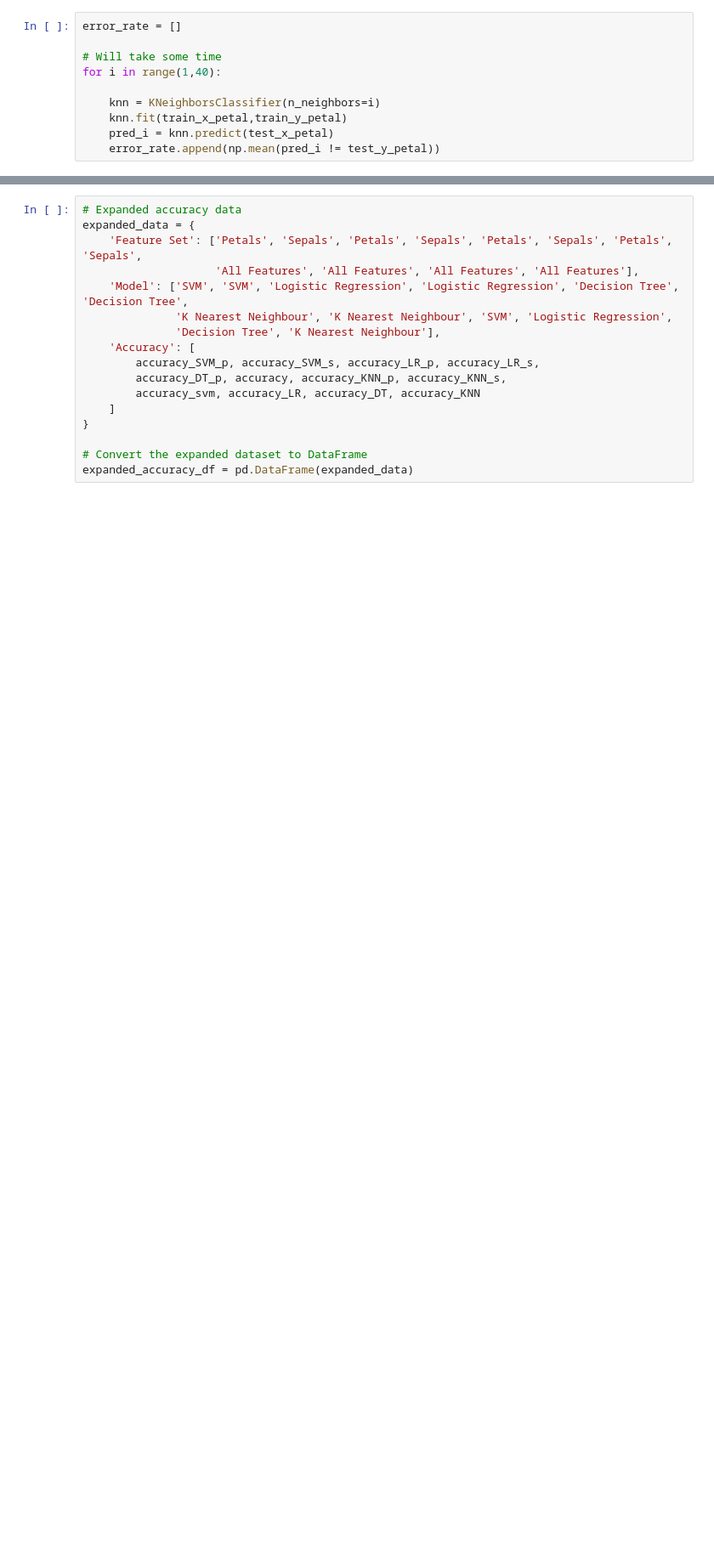
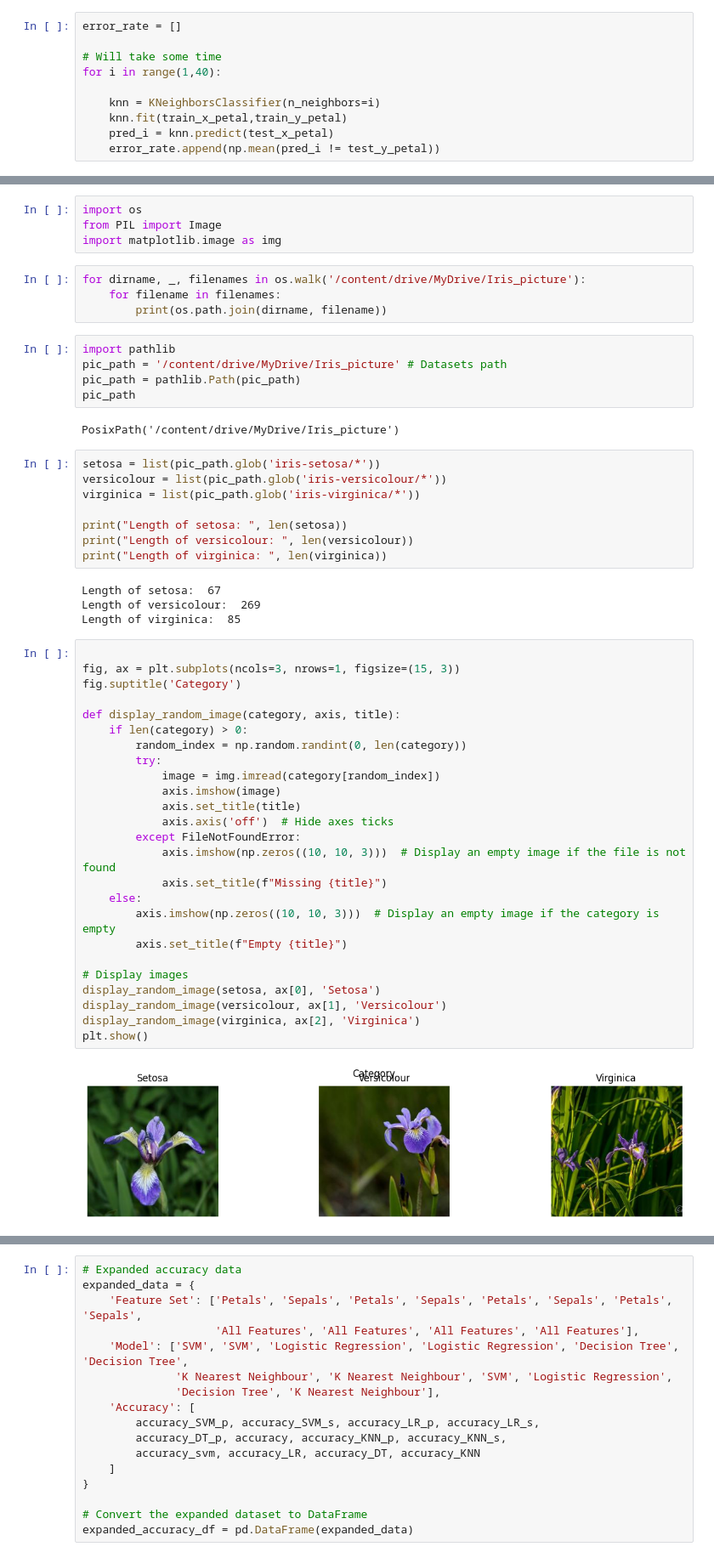
Before and after one commit to Enkhamgalan1230/CO559-ML-DL-Group-project, a Jupyter notebook: GroupProject_CO559.ipynb, the cells around one changed output, grey strips where cells are left out. Shown at 85% size. Drawn from its saved outputs; the diff is of its cells as text; blank space fills up the shorter version.

```diff
--- a/GroupProject_CO559.ipynb
+++ b/GroupProject_CO559.ipynb
@@ -508,0 +523,54 @@ Confusion Matrix for Decision Tree using sepals:
+# %%
+import os
+from PIL import Image
+import matplotlib.image as img
+# %%
+for dirname, _, filenames in os.walk('/content/drive/MyDrive/Iris_picture'):
+    for filename in filenames:
+        print(os.path.join(dirname, filename))
+# %%
+import pathlib
+pic_path = '/content/drive/MyDrive/Iris_picture' # Datasets path
+pic_path = pathlib.Path(pic_path)
+pic_path
+# %% [output]
+PosixPath('/content/drive/MyDrive/Iris_picture')
+# %%
+setosa = list(pic_path.glob('iris-setosa/*'))
+versicolour = list(pic_path.glob('iris-versicolour/*'))
+virginica = list(pic_path.glob('iris-virginica/*'))
+
+print("Length of setosa: ", len(setosa))
+print("Length of versicolour: ", len(versicolour))
+print("Length of virginica: ", len(virginica))
+# %% [output]
+Length of setosa:  67
+Length of versicolour:  269
+Length of virginica:  85
+# %%
+
+fig, ax = plt.subplots(ncols=3, nrows=1, figsize=(15, 3))
+fig.suptitle('Category')
+
+def display_random_image(category, axis, title):
+    if len(category) > 0:
+        random_index = np.random.randint(0, len(category))
+        try:
+            image = img.imread(category[random_index])
+            axis.imshow(image)
+            axis.set_title(title)
+            axis.axis('off')  # Hide axes ticks
+        except FileNotFoundError:
+            axis.imshow(np.zeros((10, 10, 3)))  # Display an empty image if the file is not found
+            axis.set_title(f"Missing {title}")
+    else:
+        axis.imshow(np.zeros((10, 10, 3)))  # Display an empty image if the category is empty
+        axis.set_title(f"Empty {title}")
+
+# Display images
+display_random_image(setosa, ax[0], 'Setosa')
+display_random_image(versicolour, ax[1], 'Versicolour')
+display_random_image(virginica, ax[2], 'Virginica')
+plt.show()
+# %% [output]
+[figure, added]
```
Also changed, not shown: parts of 48 cells of this notebook.
